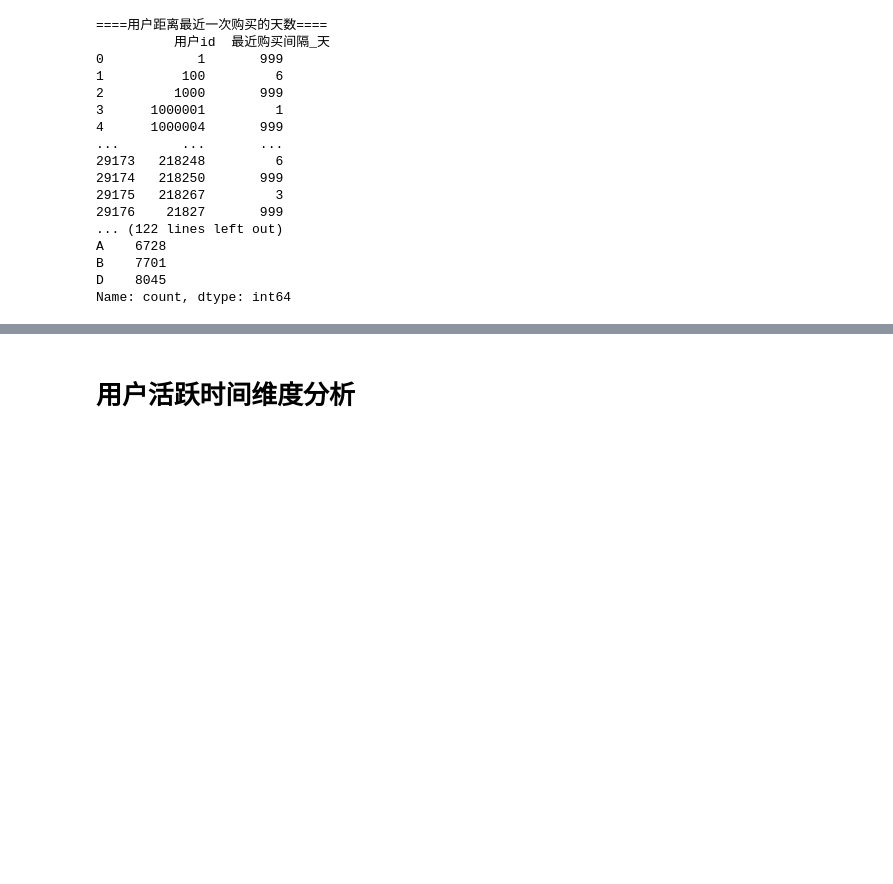
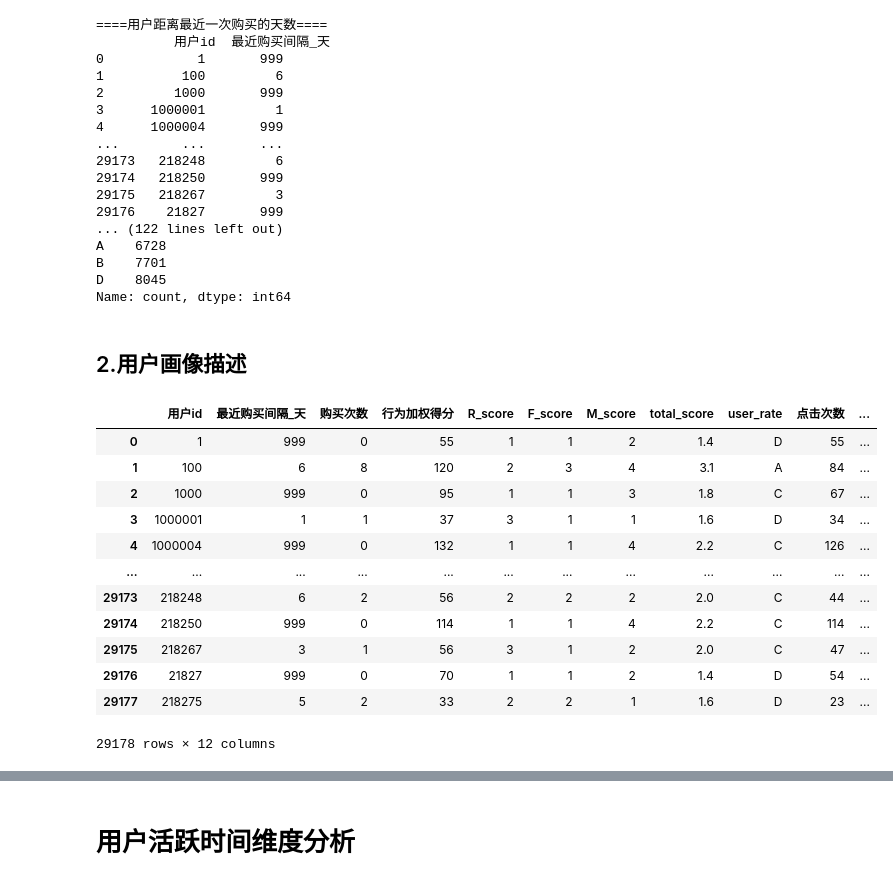
Before and after one commit to TAKA804/ECommerce-User-Analysis, a Jupyter notebook: 数分项目.ipynb, the cells around one changed output, grey strips where cells are left out. Cells and saved outputs as stored; diff of their text form; code cells hidden in the pictures; blank space fills up the shorter version.

```diff
--- a/数分项目.ipynb
+++ b/数分项目.ipynb
@@ -352,3 +407,41 @@ A    6728
 B    7701
 D    8045
 Name: count, dtype: int64
+# %% [markdown]
+## 2.用户画像描述
+# %%
+#统计每一层用户的点击、加购、购买的次数，用以描绘各层用户的画像
+#各层用户行为特征画像
+user_profile = rfm.merge(
+    df.groupby('用户id').agg(
+        点击次数=('用户行为', lambda x: (x == '点击').sum()),
+        加购次数=('用户行为', lambda x: (x == '加入购物车').sum()),
+        活跃天数=('发生时间', lambda x: x.dt.date.nunique())
+    ),
+    on='用户id', how='left'
+)
+
+#按分层汇总各层用户的行为特征
+layer_profile = user_profile.groupby('user_rate').agg(
+    人均购买次数=('购买次数', 'mean'),
+    人均浏览次数=('点击次数', 'mean'),
+    人均活跃天数=('活跃天数', 'mean'),
+    人均行为得分=('行为加权得分', 'mean'),
+    用户数=('用户id', 'count')
+).round(1)
+# %%
+user_profile
+# %% [output]
+|  | 用户id | 最近购买间隔_天 | 购买次数 | 行为加权得分 | R_score | F_score | M_score | total_score | user_rate | 点击次数 | ... |
+| 0 | 1 | 999 | 0 | 55 | 1 | 1 | 2 | 1.4 | D | 55 | ... |
+| 1 | 100 | 6 | 8 | 120 | 2 | 3 | 4 | 3.1 | A | 84 | ... |
+| 2 | 1000 | 999 | 0 | 95 | 1 | 1 | 3 | 1.8 | C | 67 | ... |
+| 3 | 1000001 | 1 | 1 | 37 | 3 | 1 | 1 | 1.6 | D | 34 | ... |
+| 4 | 1000004 | 999 | 0 | 132 | 1 | 1 | 4 | 2.2 | C | 126 | ... |
+| ... | ... | ... | ... | ... | ... | ... | ... | ... | ... | ... | ... |
+| 29173 | 218248 | 6 | 2 | 56 | 2 | 2 | 2 | 2.0 | C | 44 | ... |
+| 29174 | 218250 | 999 | 0 | 114 | 1 | 1 | 4 | 2.2 | C | 114 | ... |
+| 29175 | 218267 | 3 | 1 | 56 | 3 | 1 | 2 | 2.0 | C | 47 | ... |
+| 29176 | 21827 | 999 | 0 | 70 | 1 | 1 | 2 | 1.4 | D | 54 | ... |
+| 29177 | 218275 | 5 | 2 | 33 | 2 | 2 | 1 | 1.6 | D | 23 | ... |
+29178 rows × 12 columns
```
Also changed, not shown: parts of 7 cells of this notebook, 2 other files.
